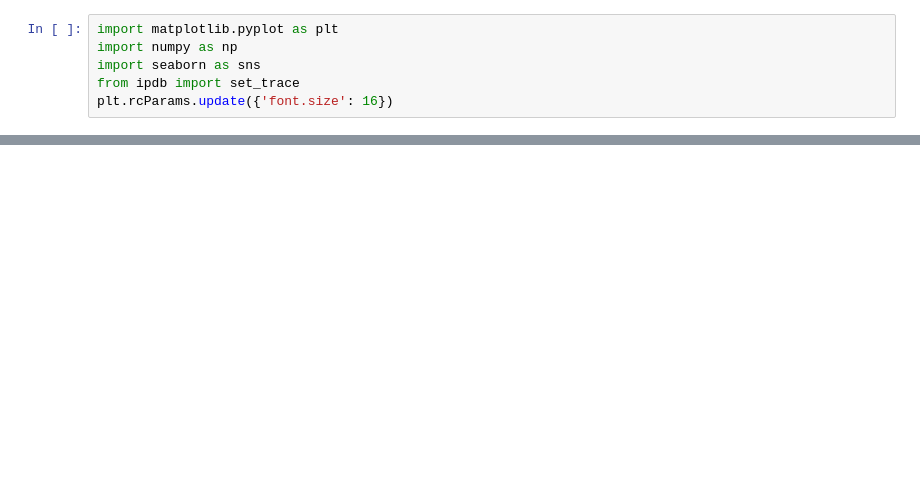
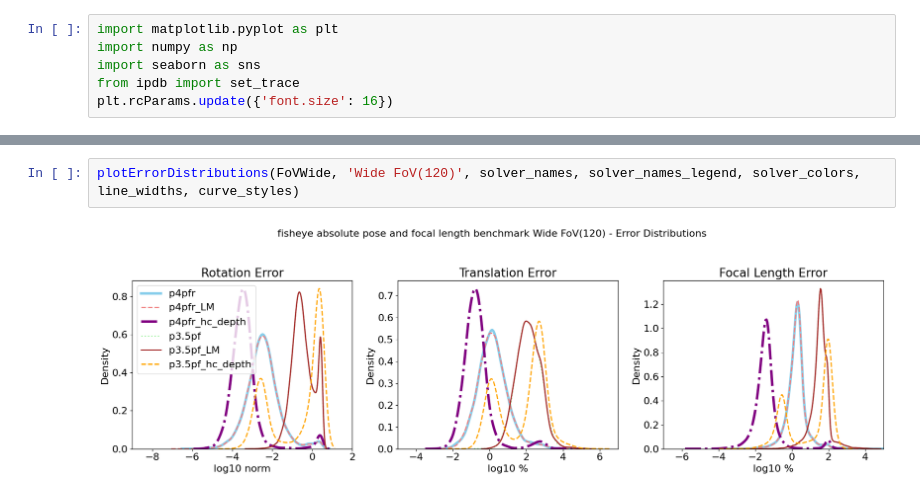
Before and after one commit to XinnnyueZhang/PoseLib, a Jupyter notebook: visualResults.ipynb, the cells around one changed output, grey strips where cells are left out. Saved outputs shown, nothing was run; the diff lists cells and outputs as text; blank space fills up the shorter version.

```diff
--- a/visualResults.ipynb
+++ b/visualResults.ipynb
@@ -103,0 +127,4 @@ plt.show()
+# %%
+plotErrorDistributions(FoVWide, 'Wide FoV(120)', solver_names, solver_names_legend, solver_colors, line_widths, curve_styles)
+# %% [output]
+[figure, added]
```
Also changed, not shown: parts of 6 cells of this notebook, 6 other files.
